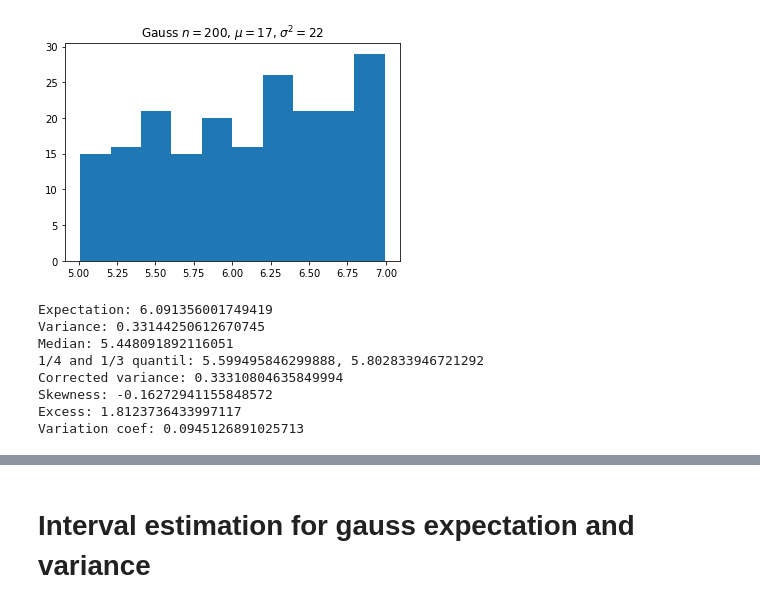
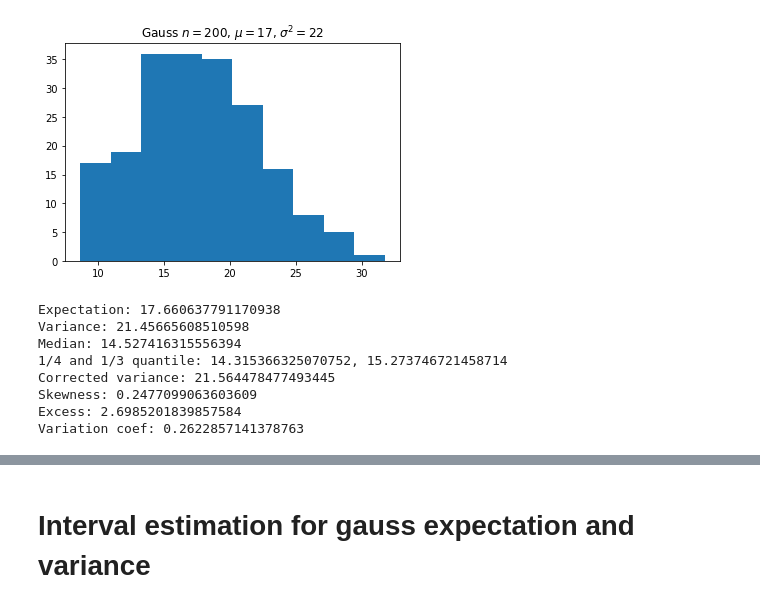
Before and after one commit to PIDAMI/math_statistics, a Jupyter notebook: task2/task2.ipynb, the cells around one changed output, grey strips where cells are left out. Drawn from its saved outputs; the diff is of its cells as text; code cells hidden in the pictures.

```diff
--- a/task2/task2.ipynb
+++ b/task2/task2.ipynb
@@ -7,9 +9,10 @@ import itertools
 # %%
 def print_statistics(data):
+    size = np.size(data)
     print(f'Expectation: {np.mean(data)}')
     print(f'Variance: {np.var(data)}')
-    print(f'Median: {(data[99] + data[100]) / 2}')
-    print(f'1/4 and 1/3 quantil: {np.quantile(data, 1/4)}, {np.quantile(data, 1/3)}')
+    print(f'Median: {(data[size // 2 - 1] + data[size // 2]) / 2}')
+    print(f'1/4 and 1/3 quantile: {np.quantile(data, 1/4)}, {np.quantile(data, 1/3)}')
     print(f'Corrected variance: {np.var(data) * n / (n - 1)}')
     print(f'Skewness: {stat.kstat(data, 3) / stat.kstat(data, 2) ** 1.5}')
     print(f'Excess: {stat.moment(data, 4) / stat.moment(data, 2) ** 2}')
@@ -87,24 +90,24 @@ def group_data(data, k):
 # %%
 n = 200
 a = 5
 b = 7
 gauss_exp = 17
 gauss_var = 22
-gauss = get_truncated_normal(gauss_exp, gauss_var**0.5, a, b) # 2nd param is standard deviation, not variance
-gauss_sample = gauss.rvs(n)
+# gauss = get_truncated_normal(gauss_exp, gauss_var**0.5, a, b) # 2nd param is standard deviation, not variance
+gauss_sample = stat.norm.rvs(loc=gauss_exp, scale=gauss_var**0.5,size=n)
 plt.hist(gauss_sample)
 plt.title(f'Gauss $n = {n}$, $\mu = {gauss_exp}$, $\sigma^2 = {gauss_var}$')
 plt.show()
 print_statistics(gauss_sample)
 # %% [output]
-[figure, old version]
+[figure, new version]
-Expectation: 6.091356001749419
-Variance: 0.33144250612670745
-Median: 5.448091892116051
-1/4 and 1/3 quantil: 5.599495846299888, 5.802833946721292
-Corrected variance: 0.33310804635849994
-Skewness: -0.16272941155848572
-Excess: 1.8123736433997117
-Variation coef: 0.0945126891025713
+Expectation: 17.660637791170938
+Variance: 21.45665608510598
+Median: 14.527416315556394
+1/4 and 1/3 quantile: 14.315366325070752, 15.273746721458714
+Corrected variance: 21.564478477493445
+Skewness: 0.2477099063603609
+Excess: 2.6985201839857584
+Variation coef: 0.2622857141378763
 # %%
 poission_param = 9
```
Also changed, not shown: parts of 12 cells of this notebook.
